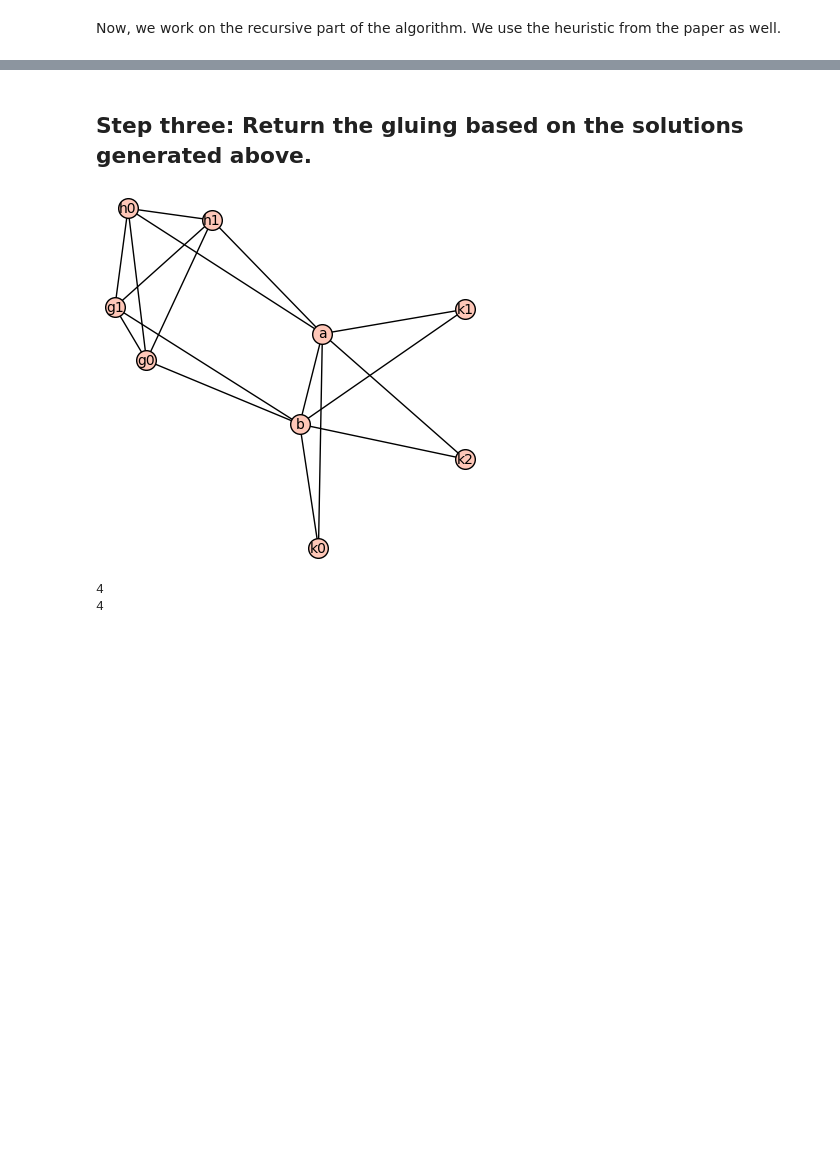
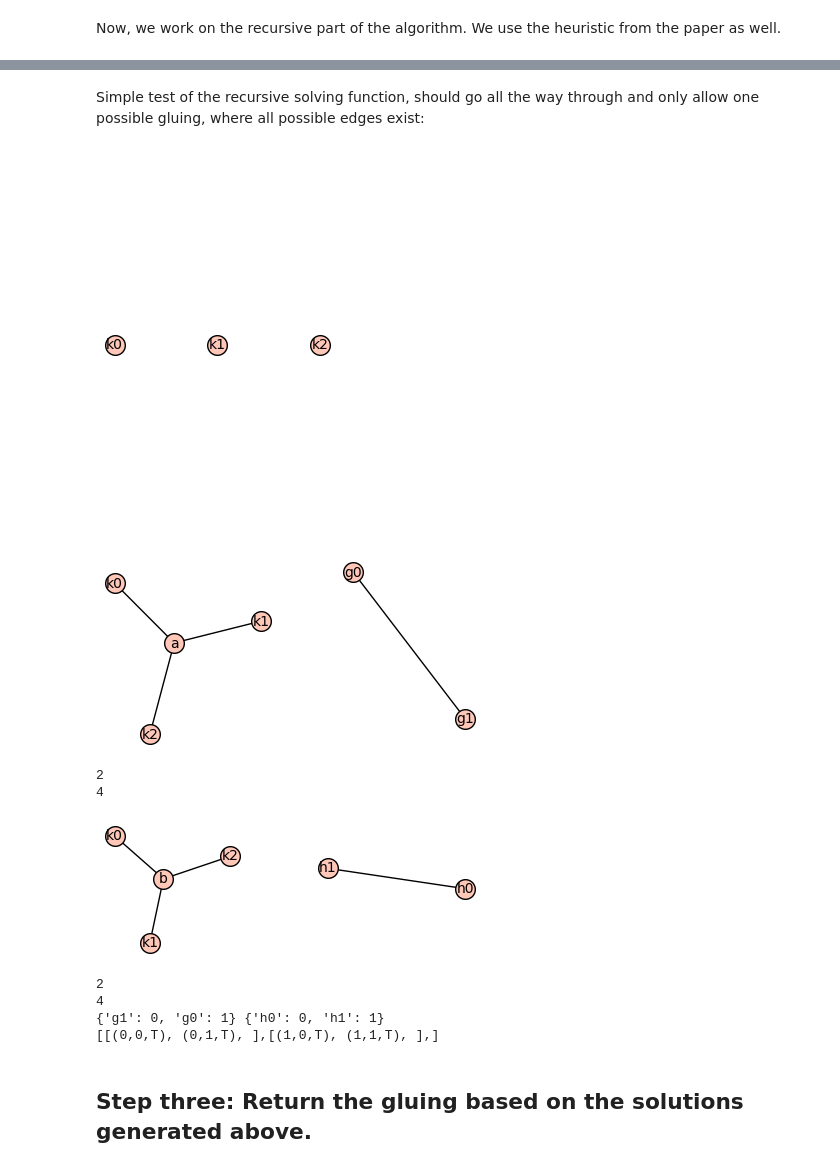
Before and after one commit to polymathjr/polymathjr-ramsey, a Jupyter notebook: r-five-five/gluing-method-2/Method2_R55_Paper.ipynb, the cells around one changed output, grey strips where cells are left out. Drawn from its saved outputs; the diff is of its cells as text; code cells hidden in the pictures; blank space fills up the shorter version.

```diff
--- a/r-five-five/gluing-method-2/Method2_R55_Paper.ipynb
+++ b/r-five-five/gluing-method-2/Method2_R55_Paper.ipynb
@@ -354,15 +373,8 @@ def stack_algo(stack):
 Here is what one round of this algo's usage should look like. In this case, no possible gluing is found.
 # %%
 clauses, M, g_map, h_map = create_SAT_formula(G, "a", H, "b", K)
-stack = []
+stack = setup_stack(clauses)
 print(M)
-for clause in clauses:
-    #it's an indep set clause
-    if clause.clique_clause == False:
-        #This means there is only 1 variable, so there must be an edge the vertices
-        if len(clause.potential_edges) == 1:
-            clause.potential_edges[0].set_exists(gc.EdgeExists.TRUE)
-            stack.append(clause.potential_edges[0])
 print(M)
 for elem in stack:
     print(elem)
@@ -502,3 +463,48 @@ for matrix in solutions:
+# %% [markdown]
+Simple test of the recursive solving function, should go all the way through and only allow one possible gluing, where all possible edges exist:
+# %%
+K1 = graphs.EmptyGraph()
+for i in range(3):
+    vertex_label = "k" + str(i)
+    K1.add_vertex(vertex_label)
+K1.show()
+
+G1 = K1.copy()
+G1.add_vertex("a")
+G1.add_vertices(["g0", "g1"])
+G1.add_edges([("a", x) for x in K1.vertices()])
+G1.add_edge(("g0","g1"))
+G1.show()
+print(G1.clique_number())
+print(G1.complement().clique_number())
+
+H1 = K1.copy()
+H1.add_vertex("b")
+H1.add_vertices(["h0", "h1"])
+H1.add_edges([("b", x) for x in K1.vertices()])
+H1.add_edge(("h0","h1"))
+H1.show()
+print(H1.clique_number())
+print(H1.complement().clique_number())
+
+clauses1, M1, g1_map, h1_map = create_SAT_formula(G1, "a", H1, "b", K1)
+print(g1_map, h1_map)
+stack1 = setup_stack(clauses1)
+
+solutions = recursive_solving(M1, clauses1, stack1)
+
+for matrix in solutions:
+    print(matrix)
+# %% [output]
+[figure, added]
+[figure, added]
+2
+4
+[figure, added]
+2
+4
+{'g1': 0, 'g0': 1} {'h0': 0, 'h1': 1}
+[[(0,0,T), (0,1,T), ],[(1,0,T), (1,1,T), ],]
 # %% [markdown]
 ## Step three: Return the gluing based on the solutions generated above.
 # %%
@@ -525,13 +531,3 @@ def glue(G, a, H, b, M, g_map, h_map):
                 glued_graph.add_edge((x, y))
 
     return glued_graph
-# %%
-gluing = glue(G1, "a", H1, "b", M1, g1_map, h1_map)
-gluing.show()
-
-print(gluing.clique_number())
-print(gluing.complement().clique_number())
-# %% [output]
-[figure, removed]
-4
-4
```
Also changed, not shown: parts of 8 cells of this notebook.
